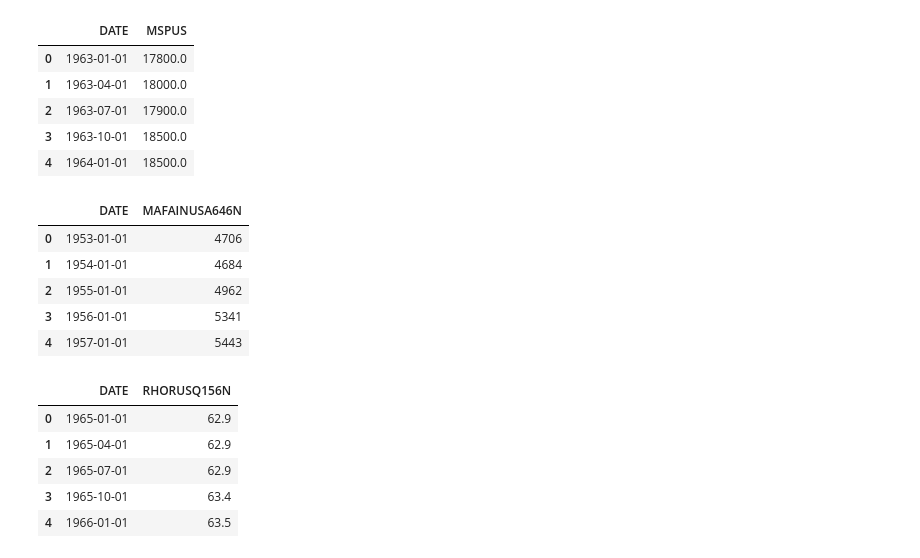
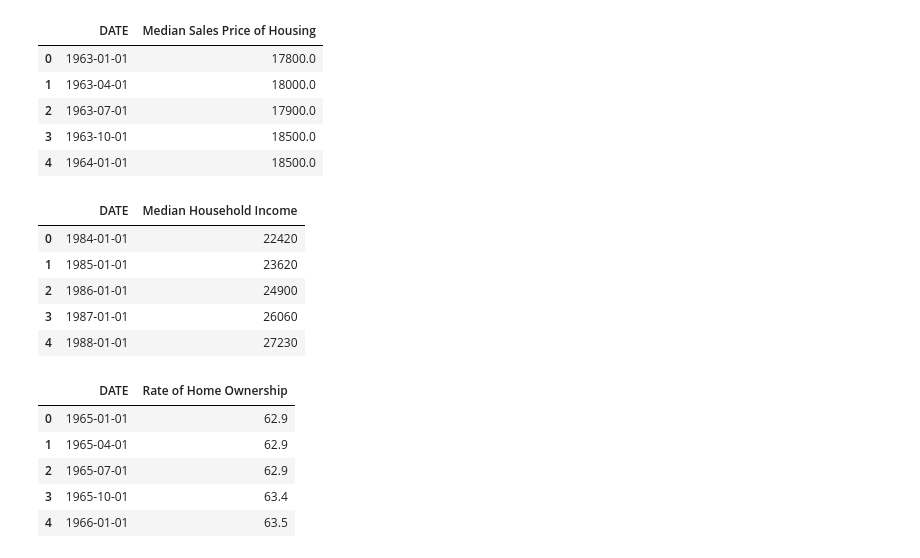
Before and after one commit to ManWithACap/Dataset-Analyzation-Project, a Jupyter notebook: main.ipynb, the cells around one changed output. Drawn from its saved outputs; the diff is of its cells as text; code cells hidden in the pictures.

Commit message:
Merged datasets & made basic plotsof the data.

```diff
--- a/main.ipynb
+++ b/main.ipynb
@@ -5,9 +7,10 @@ import numpy as numpy
 # %%
 # Housing Prices data series
 housingPrices = pd.read_csv("data/medianSalesPriceHousingSoldUS.csv")
+housingPrices = housingPrices.rename(columns={"MSPUS": "Median Sales Price of Housing"})
 housingPrices.head()
 # %% [output]
-|  | DATE | MSPUS |
+|  | DATE | Median Sales Price of Housing |
 | 0 | 1963-01-01 | 17800.0 |
 | 1 | 1963-04-01 | 18000.0 |
 | 2 | 1963-07-01 | 17900.0 |
@@ -15,21 +18,23 @@ housingPrices.head()
 | 4 | 1964-01-01 | 18500.0 |
 # %%
 # Family Income data series
-familyIncome = pd.read_csv("data/meanFamilyIncomeUS.csv")
-familyIncome.head()
+householdIncome = pd.read_csv("data/medianHouseholdIncomeUS.csv")
+householdIncome = householdIncome.rename(columns={"MEHOINUSA646N": "Median Household Income"})
+householdIncome.head()
 # %% [output]
-|  | DATE | MAFAINUSA646N |
-| 0 | 1953-01-01 | 4706 |
-| 1 | 1954-01-01 | 4684 |
-| 2 | 1955-01-01 | 4962 |
-| 3 | 1956-01-01 | 5341 |
-| 4 | 1957-01-01 | 5443 |
+|  | DATE | Median Household Income |
+| 0 | 1984-01-01 | 22420 |
+| 1 | 1985-01-01 | 23620 |
+| 2 | 1986-01-01 | 24900 |
+| 3 | 1987-01-01 | 26060 |
+| 4 | 1988-01-01 | 27230 |
 # %%
 # Home Ownership data series
 homeOwnership = pd.read_csv("data/rateHomeOwnershipUS.csv")
+homeOwnership = homeOwnership.rename(columns={"RHORUSQ156N": "Rate of Home Ownership"})
 homeOwnership.head()
 # %% [output]
-|  | DATE | RHORUSQ156N |
+|  | DATE | Rate of Home Ownership |
 | 0 | 1965-01-01 | 62.9 |
 | 1 | 1965-04-01 | 62.9 |
 | 2 | 1965-07-01 | 62.9 |
```
Also changed, not shown: parts of 6 cells of this notebook.
